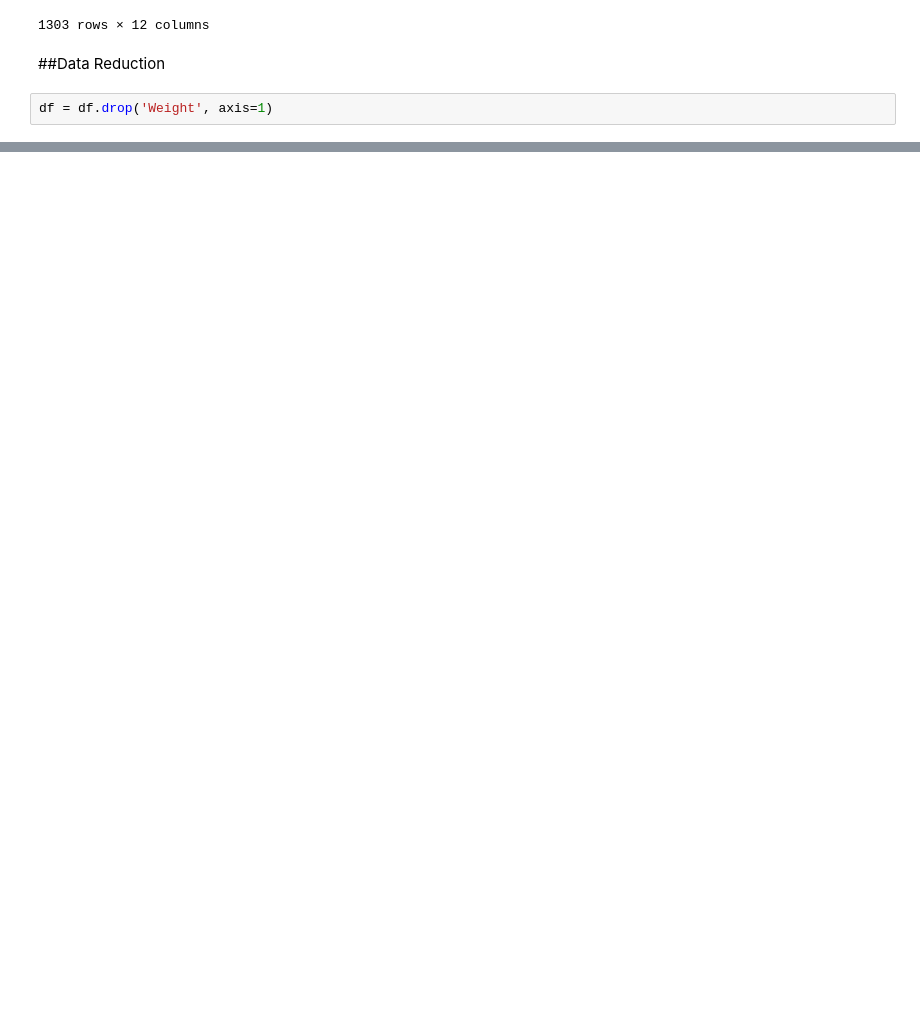
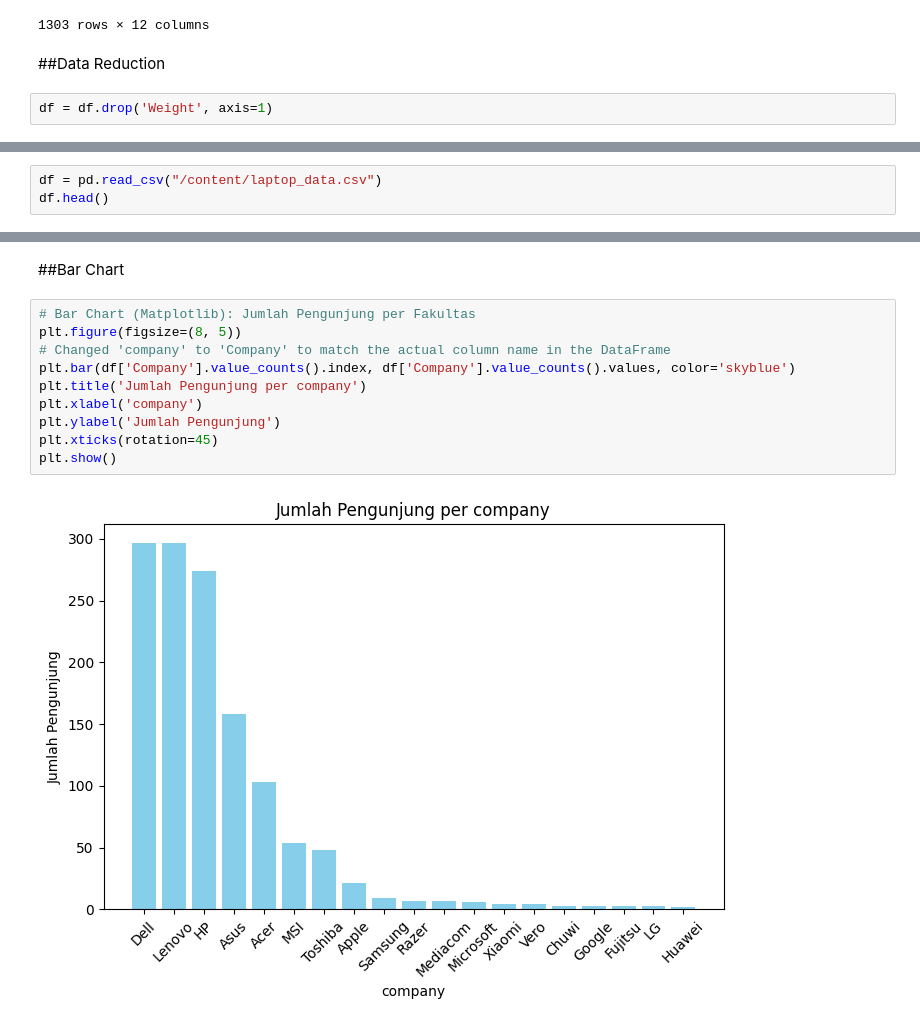
Before and after one commit to yuliuspune15/Tugas-AVD, a Jupyter notebook: Yulius_Pune'__2409116110.ipynb, the cells around one changed output, grey strips where cells are left out. Saved outputs shown, nothing was run; the diff lists cells and outputs as text; blank space fills up the shorter version.

```diff
--- a/Yulius_Pune'__2409116110.ipynb
+++ b/Yulius_Pune'__2409116110.ipynb
@@ -403,0 +419,3 @@ df
+# %%
+df = pd.read_csv("/content/laptop_data.csv")
+df.head()
@@ -403,0 +429,14 @@ df
+# %% [markdown]
+##Bar Chart
+# %%
+# Bar Chart (Matplotlib): Jumlah Pengunjung per Fakultas
+plt.figure(figsize=(8, 5))
+# Changed 'company' to 'Company' to match the actual column name in the DataFrame
+plt.bar(df['Company'].value_counts().index, df['Company'].value_counts().values, color='skyblue')
+plt.title('Jumlah Pengunjung per company')
+plt.xlabel('company')
+plt.ylabel('Jumlah Pengunjung')
+plt.xticks(rotation=45)
+plt.show()
+# %% [output]
+[figure, added]
```
Also changed, not shown: parts of 35 cells of this notebook.
